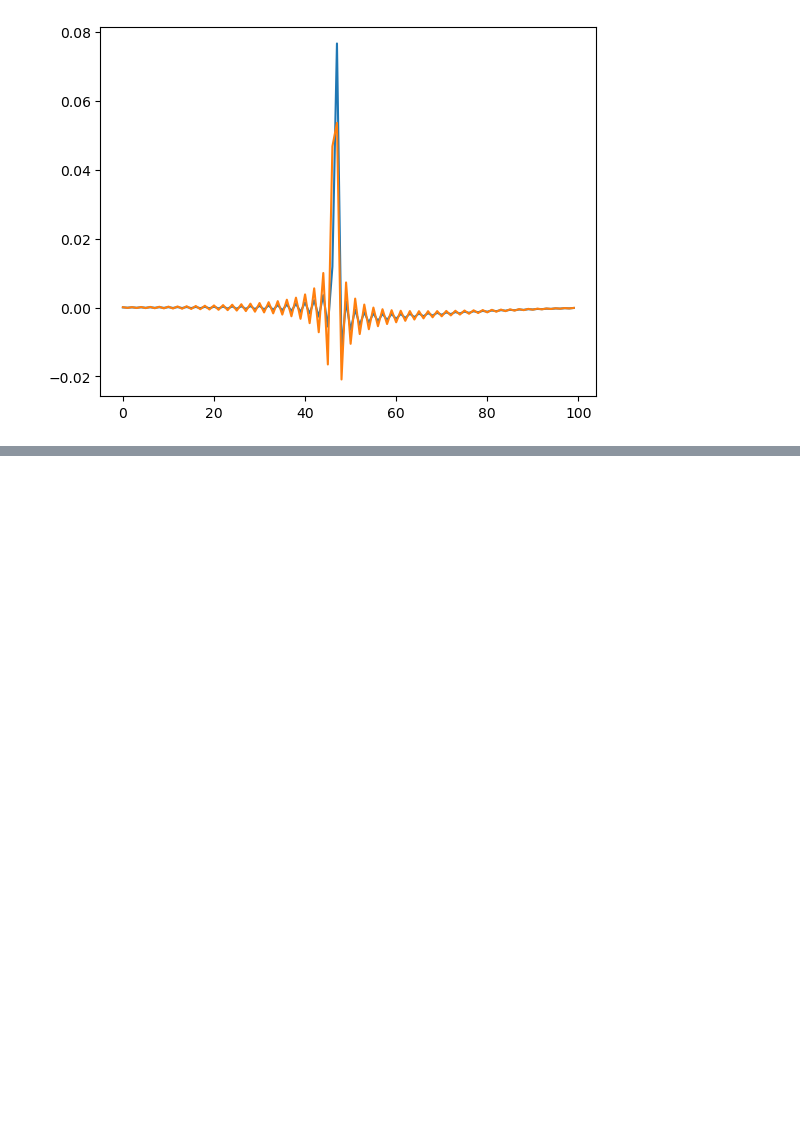
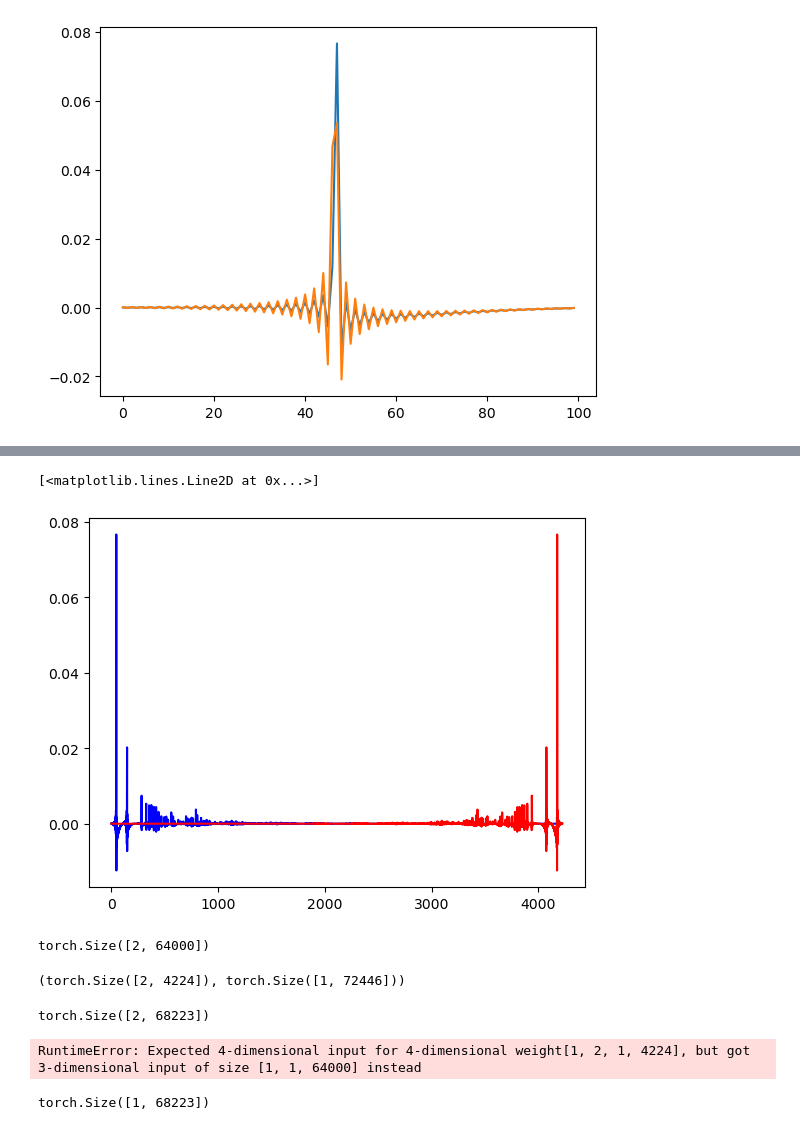
Before and after one commit to ssnani/Code, a Jupyter notebook: dbg.ipynb, the cells around one changed output, grey strips where cells are left out. Cells and saved outputs as stored; diff of their text form; code cells hidden in the pictures; blank space fills up the shorter version.

```diff
--- a/dbg.ipynb
+++ b/dbg.ipynb
@@ -115,0 +114,2 @@ plt.plot(x[86,:,1])
+# %%
+q1 = x[86,:,:]
@@ -115,0 +120,4 @@ plt.plot(x[86,:,1])
+# %%
+import torch
+q1 = torch.from_numpy(q1)
+flip_q1 = torch.flip(q1, [1])
@@ -115,0 +128,6 @@ plt.plot(x[86,:,1])
+# %%
+plt.plot(q1[0],'b')
+plt.plot(flip_q1[0],'r')
+# %% [output]
+[<matplotlib.lines.Line2D at 0x...>]
+[figure, added]
@@ -115,0 +137,4 @@ plt.plot(x[86,:,1])
+# %%
+sig.shape
+# %% [output]
+torch.Size([2, 64000])
@@ -115,0 +145,16 @@ plt.plot(x[86,:,1])
+# %%
+flip_q1.shape, speech_.shape
+# %% [output]
+(torch.Size([2, 4224]), torch.Size([1, 72446]))
+# %%
+augmented.shape
+# %% [output]
+torch.Size([2, 68223])
+# %%
+augmented_2 = torch.nn.functional.conv1d(sig[[0]], flip_q1[None, ...], padding='same')[0]
+# %% [output]
+RuntimeError: Expected 4-dimensional input for 4-dimensional weight[1, 2, 1, 4224], but got 3-dimensional input of size [1, 1, 64000] instead
+# %%
+speech_.shape
+# %% [output]
+torch.Size([1, 68223])
```
Also changed, not shown: parts of 35 cells of this notebook, 3 other files.
